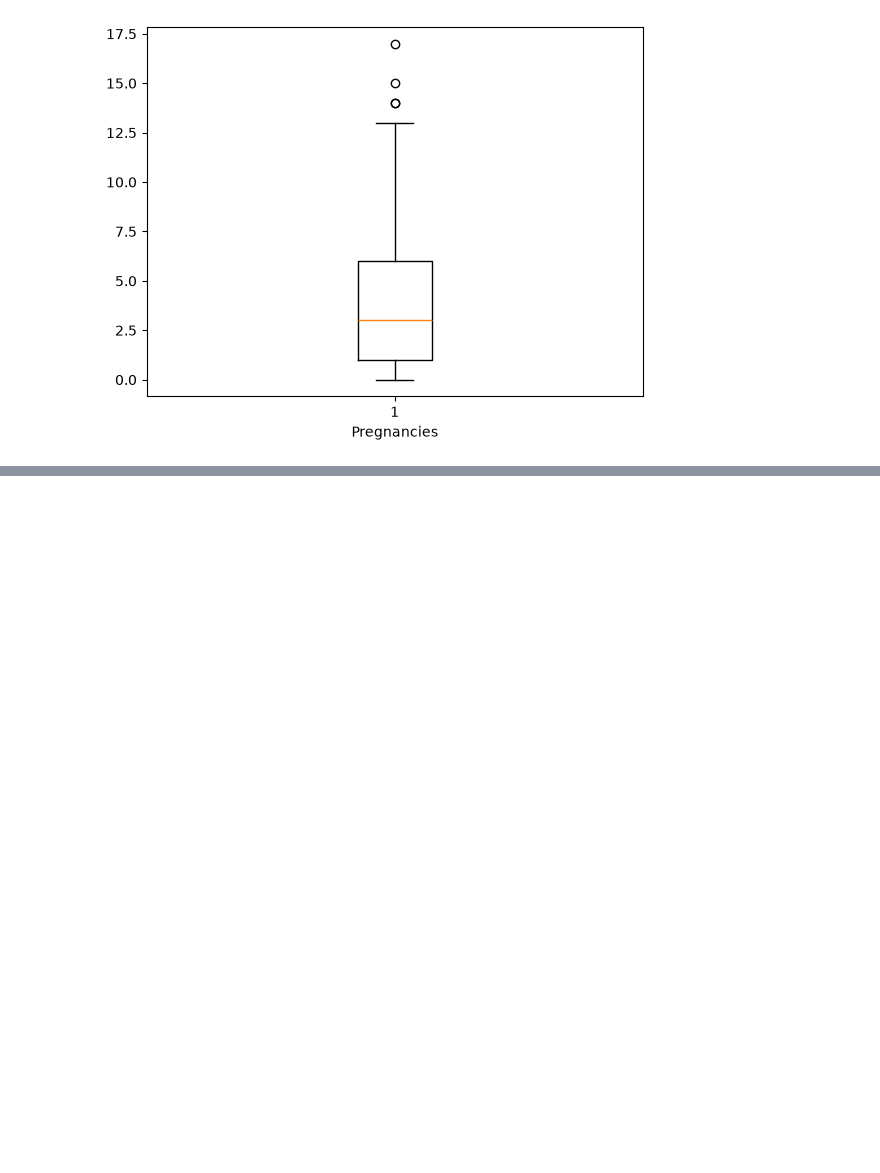
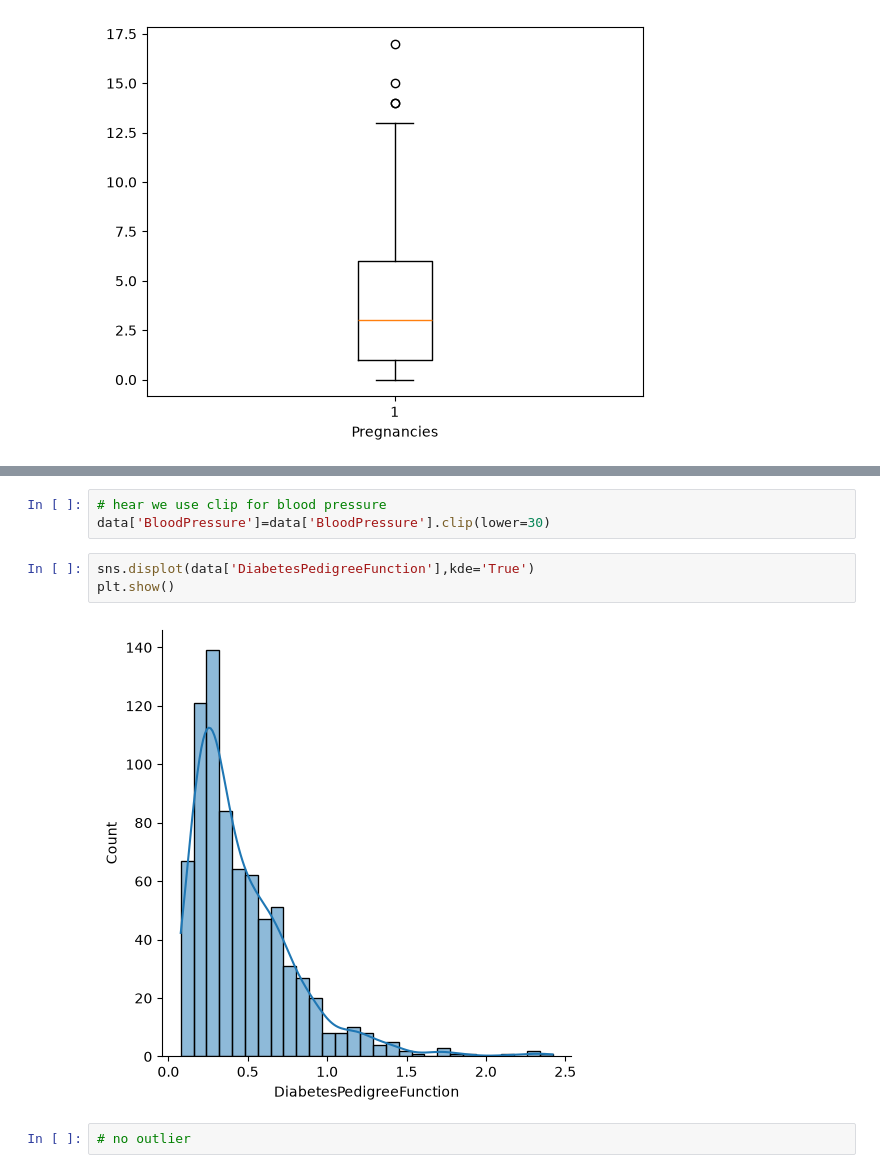
Before and after one commit to vishva0710/ML-From-Scratch, a Jupyter notebook: Machine-Learning/Logistic Regression/find_diabetes_using_logistic_regression.ipynb, the cells around one changed output, grey strips where cells are left out. Cells and saved outputs as stored; diff of their text form; blank space fills up the shorter version.

```diff
--- a/Machine-Learning/Logistic Regression/find_diabetes_using_logistic_regression.ipynb
+++ b/Machine-Learning/Logistic Regression/find_diabetes_using_logistic_regression.ipynb
@@ -64,0 +122,10 @@ plt.show()
+# %%
+# hear we use clip for blood pressure
+data['BloodPressure']=data['BloodPressure'].clip(lower=30)
+# %%
+sns.displot(data['DiabetesPedigreeFunction'],kde='True')
+plt.show()
+# %% [output]
+[figure, added]
+# %%
+# no outlier
```
Also changed, not shown: parts of 25 cells of this notebook.
